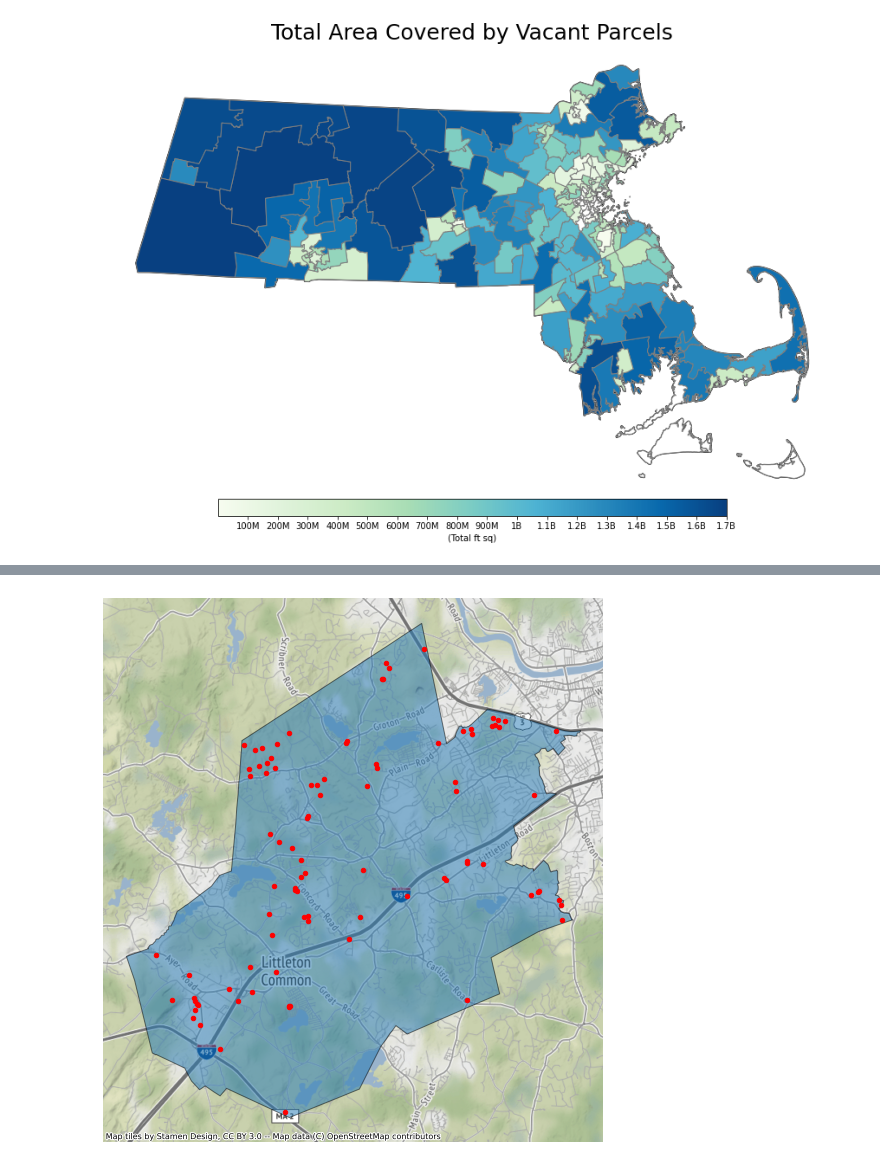
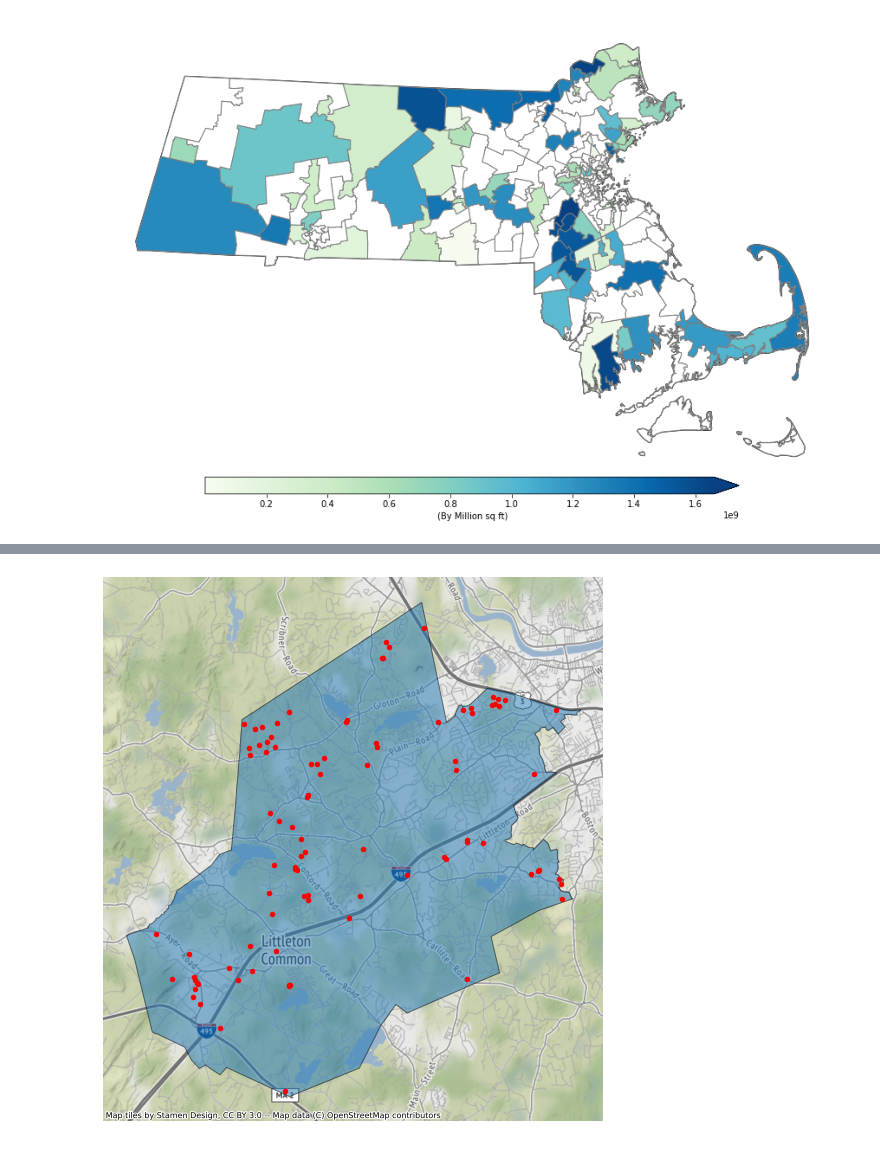
Before and after one commit to BU-Spark/summer2021internship, a Jupyter notebook: State Surplus/StateSurplus.ipynb, the cells around one changed output, grey strips where cells are left out. Drawn from its saved outputs; the diff is of its cells as text; code cells hidden in the pictures.

```diff
--- a/State Surplus/StateSurplus.ipynb
+++ b/State Surplus/StateSurplus.ipynb
@@ -78,0 +90,9 @@ parcelsAgg = parcelsAgg.dropna()
+# %%
+allParcels = aggData(data)
+allParcels = allParcels.rename(columns = {'District': 'REP_DIST'})
+
+print("Total Number of Parcels: ", len(data.index))
+print("Total Land Area of Vacant Parcels (sq ft): ", str(data.lot_areaft.sum()))
+print("Total Land Area of Vacant Parcels (acres): ", str(data.lot_areaft.sum()/43560))
+print("Total Land Value of All Parcels: ", '$' + str(data.land_value.sum()))
+print("Total Number of All Parcels with Transit Stops Closeby: ", len(data[data.numTransitStops.notna()]))
@@ -130,0 +207,24 @@ fig.savefig('/Users/hoperuse/summer2021internship/State Surplus/Graphics/LandVal
+# %%
+# MA House Leg Districts (https://www.mass.gov/info-details/massgis-data-massachusetts-house-legislative-districts#downloads-)
+houseDistricts = gpd.read_file('/Users/hoperuse/summer2021internship/State Surplus/house2012/HOUSE2012_POLY.shp')
+
+pd.options.display.float_format = '${:20,.2f}'.format
+
+# Geospatial merge of parcelsAgg and houseDistricts for mapping
+merged = houseDistricts.merge(DoTDoH, on = 'REP_DIST', how='left')
+
+# Mapping total value of all parcels by House district
+fig, ax = plt.subplots(figsize=(20,10))
+houseDistricts.boundary.plot(ax=ax,edgecolor ='black',zorder=1)
+vmin, vmax = min(DoTDoH['LandValue']), max(DoTDoH['LandValue'])
+merged.plot(column='LandValue',
+        cmap='GnBu',
+        ax=ax,
+        edgecolor='gray',
+        missing_kwds = {"color":"white"})
+ax.axis('off')
+
+sm = plt.cm.ScalarMappable(cmap='GnBu', norm=plt.Normalize(vmin=vmin,vmax=vmax))
+cbar = fig.colorbar(sm,orientation="horizontal", fraction=0.036, pad=0, aspect = 30,extend='max')
+cbar.set_label("$ Millions")
+fig.savefig('/Users/hoperuse/summer2021internship/State Surplus/Graphics/973_975_LandValueMap.png',dpi=300)
@@ -131,23 +233,21 @@ fig.savefig('/Users/hoperuse/summer2021internship/State Surplus/Graphics/LandVal
 # %%
-# Mapping total area (square feet) of state owned parcels by district
+# Mapping total area (square feet) of ALL parcels by district
 pd.options.display.float_format = '{:20,.2f}'.format
 
 fig, ax = plt.subplots(figsize=(20,10))
 houseDistricts.boundary.plot(ax=ax,edgecolor ='black',zorder=1)
-vmin, vmax = min(parcelsAgg.TotalAreaFt), 1700000000
+vmin, vmax = min(allParcels.TotalAreaFt), max(allParcels.TotalAreaFt)
 merged.plot(column='TotalAreaFt',
         cmap='GnBu',
         ax=ax,
         edgecolor='gray',
         missing_kwds = {"color":"white"})
 ax.axis('off')
-ax.set_title('Total Area Covered by Vacant Parcels',fontdict={'fontsize': '25', 'fontweight' : '3'})
 
 sm = plt.cm.ScalarMappable(cmap='GnBu', norm=plt.Normalize(vmin=vmin,vmax=vmax))
-cbar=fig.colorbar(sm, ticks=[100000000,200000000,300000000,400000000,500000000,600000000,700000000,800000000,900000000,1000000000,1100000000,1200000000,1300000000,1400000000,1500000000,1600000000,1700000000],orientation="horizontal", fraction=0.036, pad=0, aspect = 30)
-cbar.ax.set_xticklabels(['100M', '200M', '300M','400M','500M','600M','700M','800M','900M','1B','1.1B','1.2B','1.3B','1.4B','1.5B','1.6B','1.7B'])
-cbar.set_label("(Total ft sq)")  # horizontal colorbar
+cbar=fig.colorbar(sm,orientation="horizontal", fraction=0.036, pad=0, aspect = 30, extend='max')
+cbar.set_label("(By Million sq ft)")  # horizontal colorbar
 
-fig.savefig('/Users/hoperuse/summer2021internship/State Surplus/Graphics/TotalArea.jpg',dpi=300)
+fig.savefig('/Users/hoperuse/summer2021internship/State Surplus/Graphics/TotalAreaAll.png',dpi=300)
 # %% [output]
-[figure, old version]
+[figure, new version]
```
Also changed, not shown: parts of 12 cells of this notebook.
